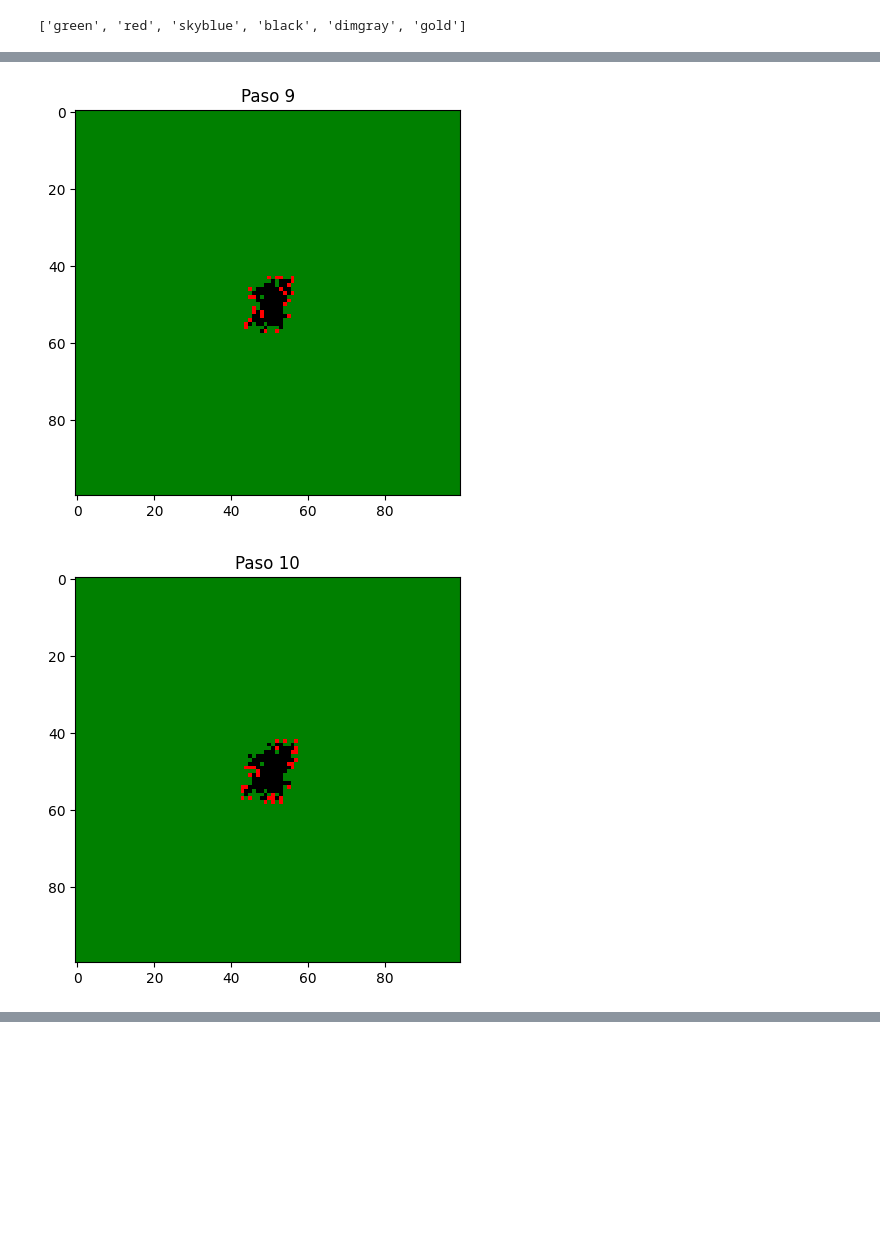
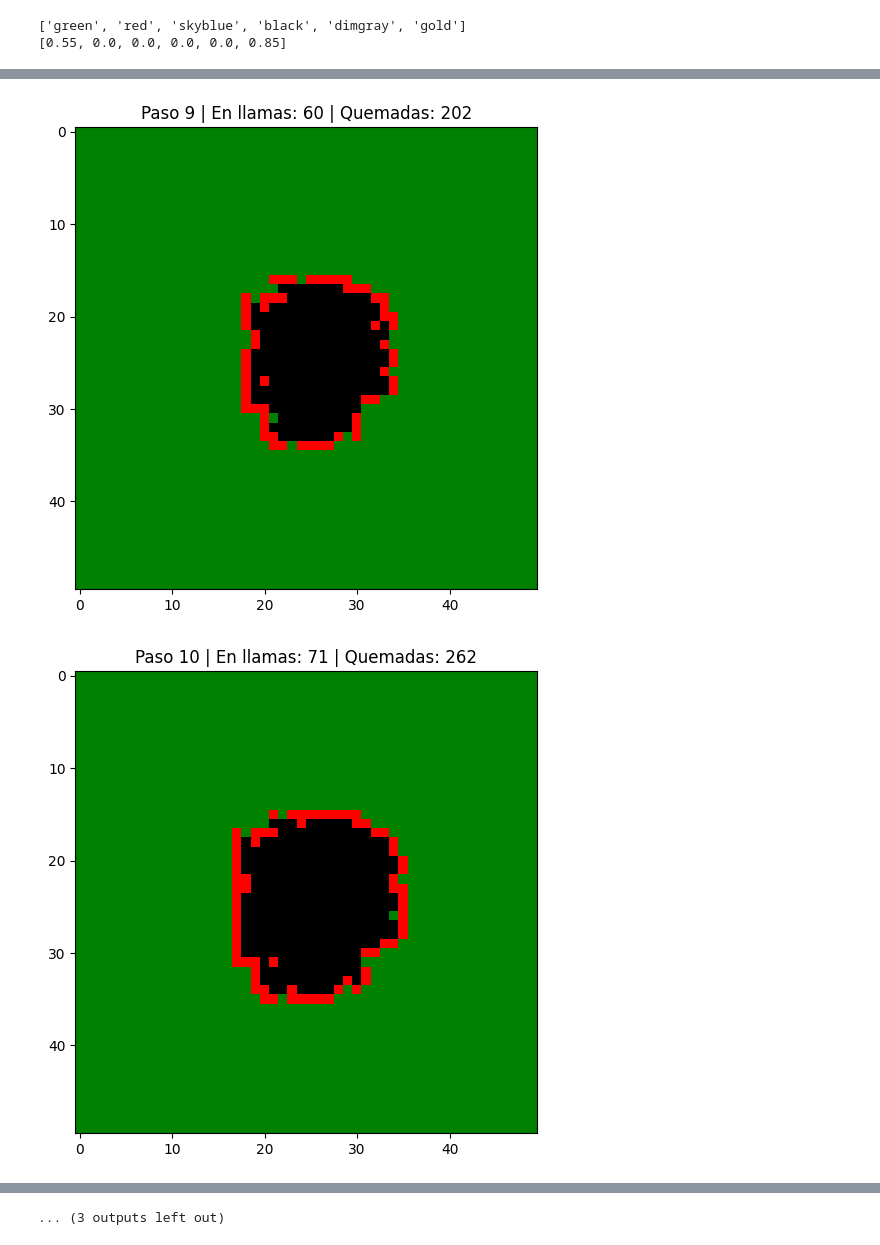
Before and after one commit to anthony-yt/wildfire-cellular-automata, a Jupyter notebook: notebooks/prueba_diccionario_datos.ipynb, the cells around one changed output, grey strips where cells are left out. Cells and saved outputs as stored; diff of their text form; code cells hidden in the pictures; blank space fills up the shorter version.

Commit message:
Mejora: Diccionario_de_datos

```diff
--- a/notebooks/prueba_diccionario_datos.ipynb
+++ b/notebooks/prueba_diccionario_datos.ipynb
@@ -9,26 +9,28 @@ from matplotlib.colors import ListedColormap
 #Objetos de la matriz:
 
 ESTADOS = {
-    'BIOMASA': (0, 'green'),
-    'FUEGO': (1, 'red'),
-    'AGUA': (2, 'skyblue'),
-    'CENIZA': (3, 'black'),
-    'ROCA': (4, 'dimgray'),
-    'HIERVA' : (5, 'gold')
+    'BIOMASA': (0, 'green', 0.55),
+    'FUEGO': (1, 'red', 0.00),
+    'AGUA': (2, 'skyblue', 0.00),
+    'CENIZA': (3, 'black', 0.00),
+    'ROCA': (4, 'dimgray', 0.00),
+    'HIERVA' : (5, 'gold', 0.85)
 }
-
 colores = []
+ignicion = []
 
 for datos in ESTADOS.values():
-  datos_nuevos = datos[1]
-  colores.append(datos_nuevos)
+    colores.append(datos[1])
+    ignicion.append(datos[2])
 
 print(colores)
+print(ignicion)
 # %% [output]
 ['green', 'red', 'skyblue', 'black', 'dimgray', 'gold']
+[0.55, 0.0, 0.0, 0.0, 0.0, 0.85]
 # %%
 #Tamaño de la matriz:
-tmn=100
+tmn=50
 mapa= np.zeros((tmn,tmn),dtype=int)
 
 mapa[int(tmn/2),int(tmn/2)] = ESTADOS['FUEGO'][0]
@@ -45,10 +47,10 @@ movimientos = [
     (1, 1)    # Diagonal Abajo-Derecha
 ]
 
+# Inflamables:
+inflamable = [ESTADOS['BIOMASA'][0], ESTADOS['HIERVA'][0]]
 
-inflamable = [ESTADOS['BIOMASA'][0], ESTADOS['HIERVA'][0]]
-pasos_totales = 10
-pro_ignicion = 0.3
+pasos_totales = 15
 
 for paso in range(pasos_totales):
     futuro = mapa.copy()
@@ -66,13 +68,17 @@ for paso in range(pasos_totales):
                     # Verificar que el vecino esté dentro de los límites de la matriz
                     if 0 <= nf < tmn and 0 <= nc < tmn:
                         if mapa[nf, nc] in inflamable:
-                            if np.random.rand() < pro_ignicion:
+                            prob = ignicion[mapa[nf, nc]]
+                            if np.random.rand() < prob:
                                 futuro[nf, nc] = ESTADOS['FUEGO'][0]
     mapa = futuro
 
+    celdas_quemadas = np.sum(mapa == ESTADOS['CENIZA'][0])
+    celdas_en_fuego = np.sum(mapa == ESTADOS['FUEGO'][0])
+
     paleta = ListedColormap(colores)
-    plt.figure(figsize=(5,5))
+    plt.figure(figsize=(6, 6))
     plt.imshow(mapa, cmap=paleta, vmin=0, vmax=len(colores)-1)
-    plt.title(f'Paso {paso+1}')
+    plt.title(f'Paso {paso+1} | En llamas: {celdas_en_fuego} | Quemadas: {celdas_quemadas}')
     plt.show()
 # %% [output]
@@ -87,2 +93,2 @@ for paso in range(pasos_totales):
-[figure, old version]
+[figure, new version]
-[figure, old version]
+[figure, new version]
@@ -88,0 +97 @@ for paso in range(pasos_totales):
+... (3 outputs left out)
```
Also changed, not shown: parts of 1 cell of this notebook.
